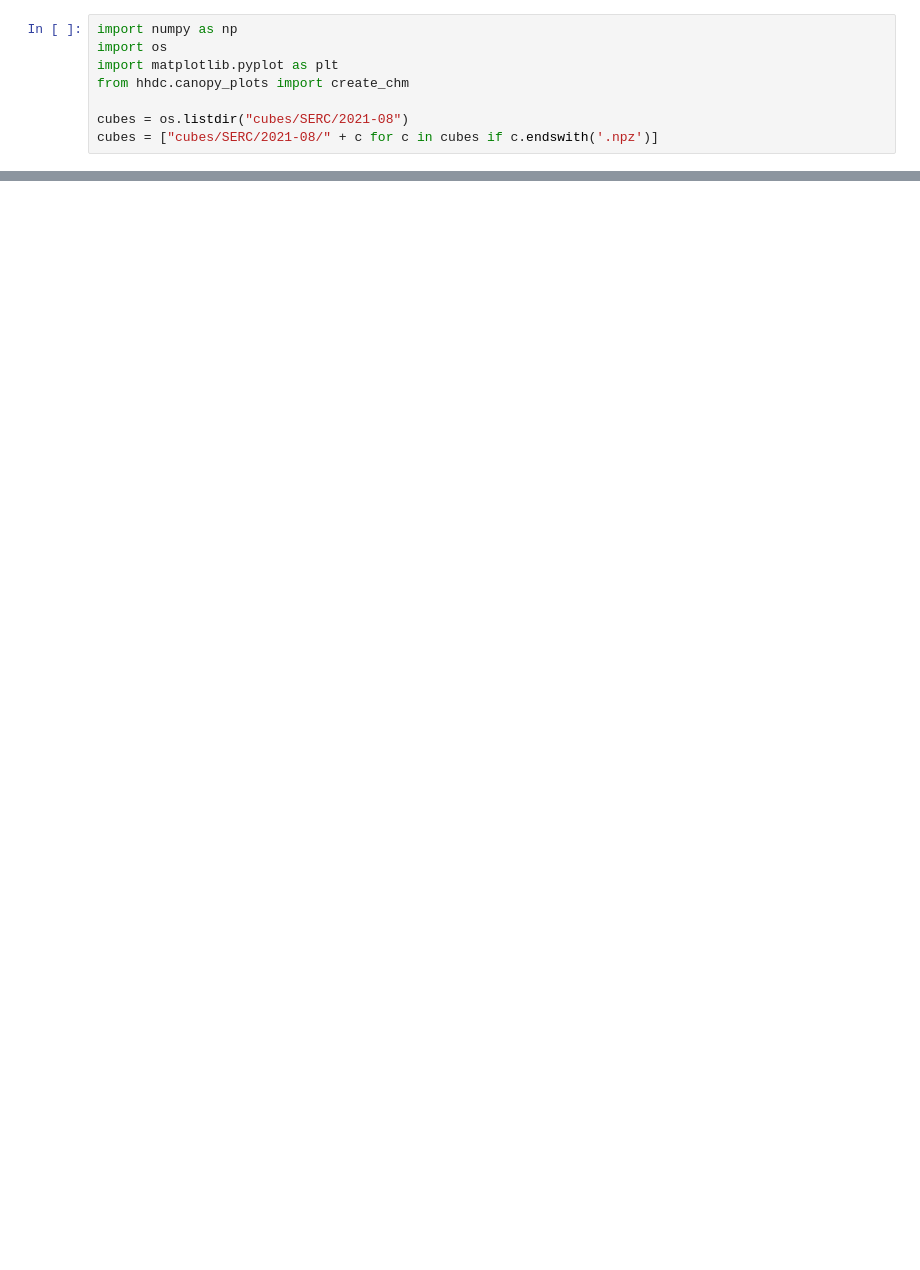
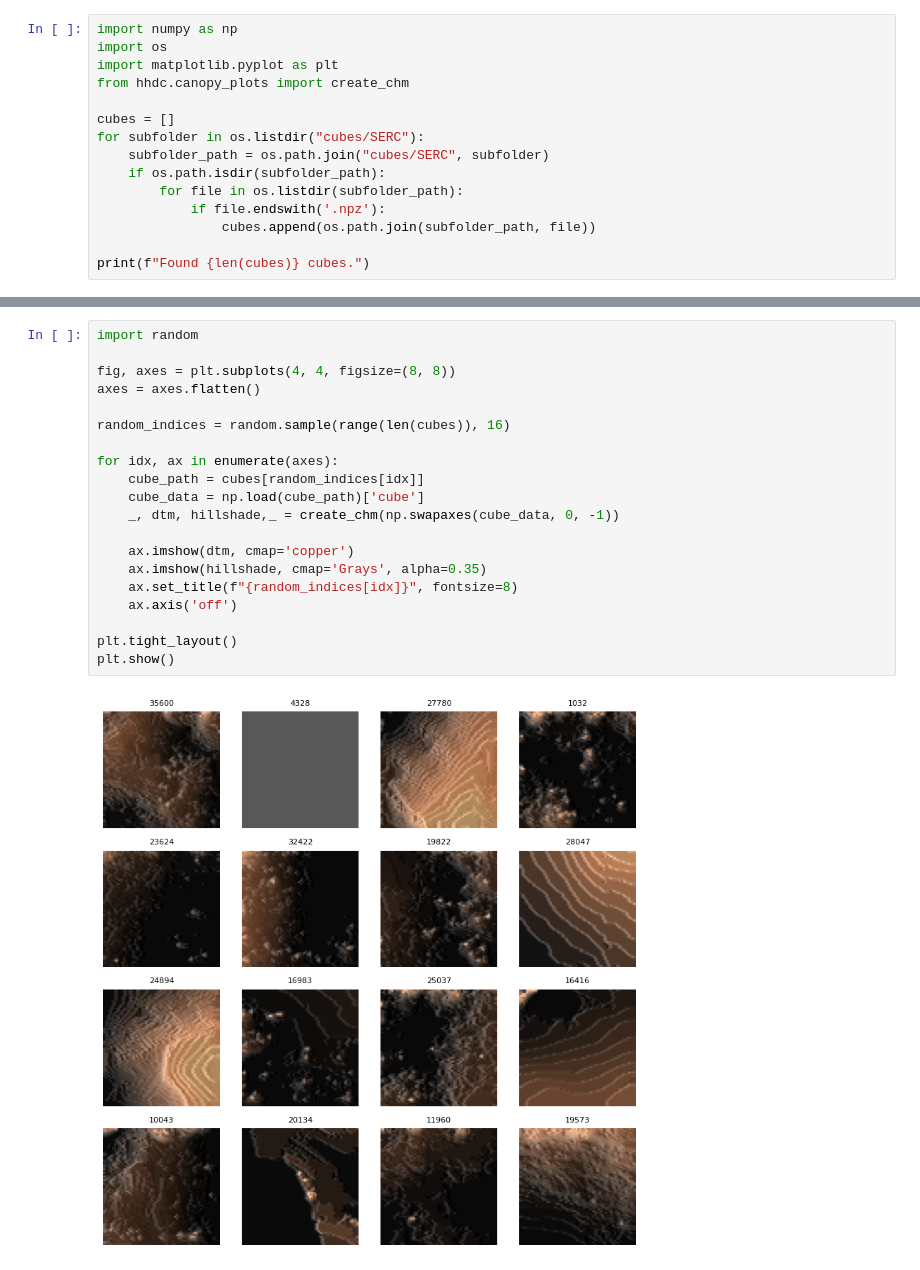
Before and after one commit to Anfera/HHDC-Creator, a Jupyter notebook: experiments.ipynb, the cells around one changed output, grey strips where cells are left out. Saved outputs shown, nothing was run; the diff lists cells and outputs as text; blank space fills up the shorter version.

Commit message:
Plotting example

```diff
--- a/experiments.ipynb
+++ b/experiments.ipynb
@@ -4,5 +4,12 @@ import os
 import matplotlib.pyplot as plt
 from hhdc.canopy_plots import create_chm
 
-cubes = os.listdir("cubes/SERC/2021-08")
-cubes = ["cubes/SERC/2021-08/" + c for c in cubes if c.endswith('.npz')]
+cubes = []
+for subfolder in os.listdir("cubes/SERC"):
+    subfolder_path = os.path.join("cubes/SERC", subfolder)
+    if os.path.isdir(subfolder_path):
+        for file in os.listdir(subfolder_path):
+            if file.endswith('.npz'):
+                cubes.append(os.path.join(subfolder_path, file))
+
+print(f"Found {len(cubes)} cubes.")
@@ -29,0 +43,22 @@ plt.show()
+# %%
+import random
+
+fig, axes = plt.subplots(4, 4, figsize=(8, 8))
+axes = axes.flatten()
+
+random_indices = random.sample(range(len(cubes)), 16)
+
+for idx, ax in enumerate(axes):
+    cube_path = cubes[random_indices[idx]]
+    cube_data = np.load(cube_path)['cube']
+    _, dtm, hillshade,_ = create_chm(np.swapaxes(cube_data, 0, -1))
+
+    ax.imshow(dtm, cmap='copper')
+    ax.imshow(hillshade, cmap='Grays', alpha=0.35)
+    ax.set_title(f"{random_indices[idx]}", fontsize=8)
+    ax.axis('off')
+
+plt.tight_layout()
+plt.show()
+# %% [output]
+[figure, added]
```
Also changed, not shown: parts of 4 cells of this notebook, 1 other file.
